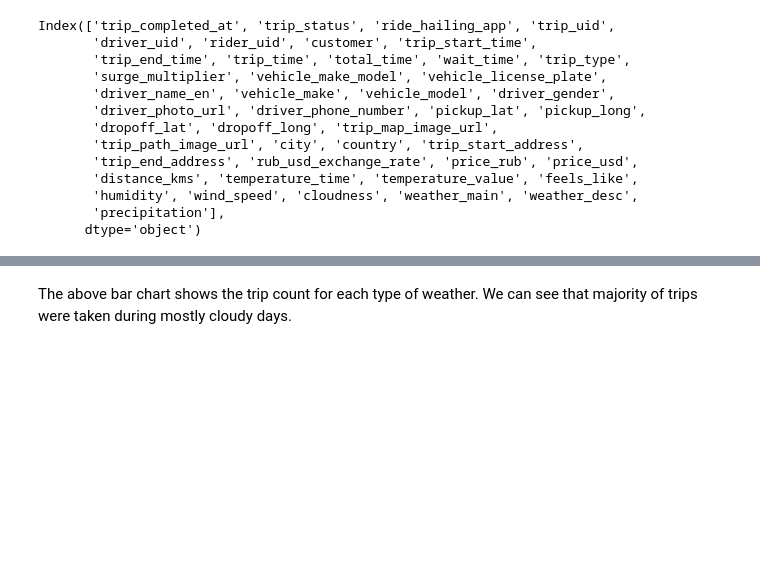
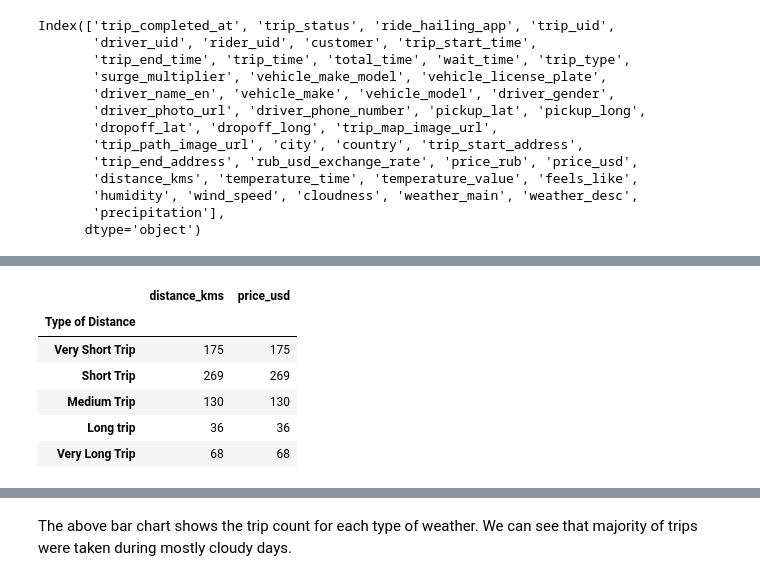
Before and after one commit to deepmalaagarwal/Project_one_MAD, a Jupyter notebook: Michela/UberMadCool.ipynb, the cells around one changed output, grey strips where cells are left out. Drawn from its saved outputs; the diff is of its cells as text; code cells hidden in the pictures; blank space fills up the shorter version.

```diff
--- a/Michela/UberMadCool.ipynb
+++ b/Michela/UberMadCool.ipynb
@@ -72,0 +77,12 @@ Name: city, dtype: int64
+# %%
+# Calculate the count per distance bin
+count = distance_type.groupby(['Type of Distance']).count()
+count
+# %% [output]
+|  | distance_kms | price_usd |
+| Type of Distance |  |  |
+| Very Short Trip | 175 | 175 |
+| Short Trip | 269 | 269 |
+| Medium Trip | 130 | 130 |
+| Long trip | 36 | 36 |
+| Very Long Trip | 68 | 68 |
```
Also changed, not shown: parts of 10 cells of this notebook, 1 other file.
